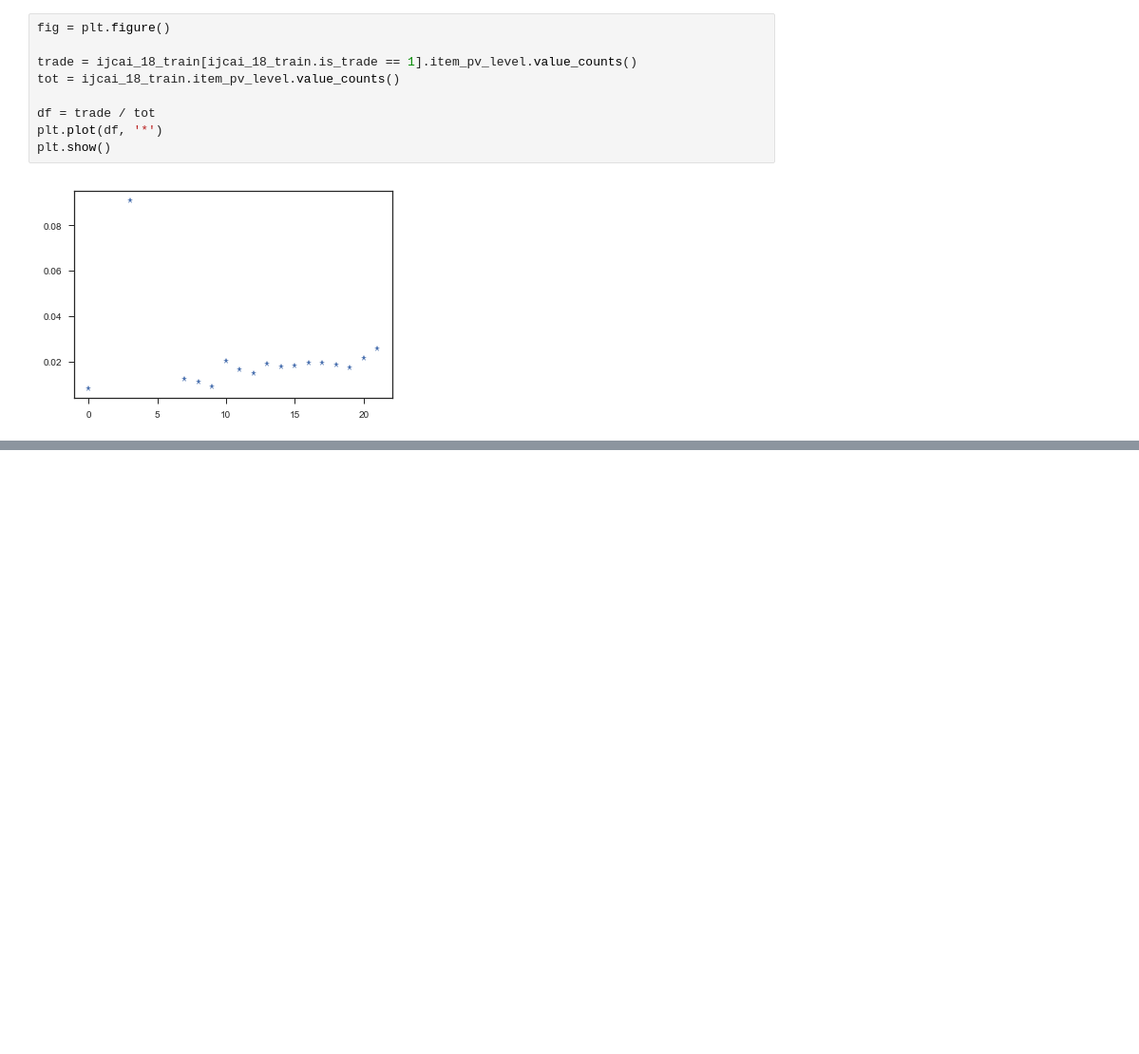
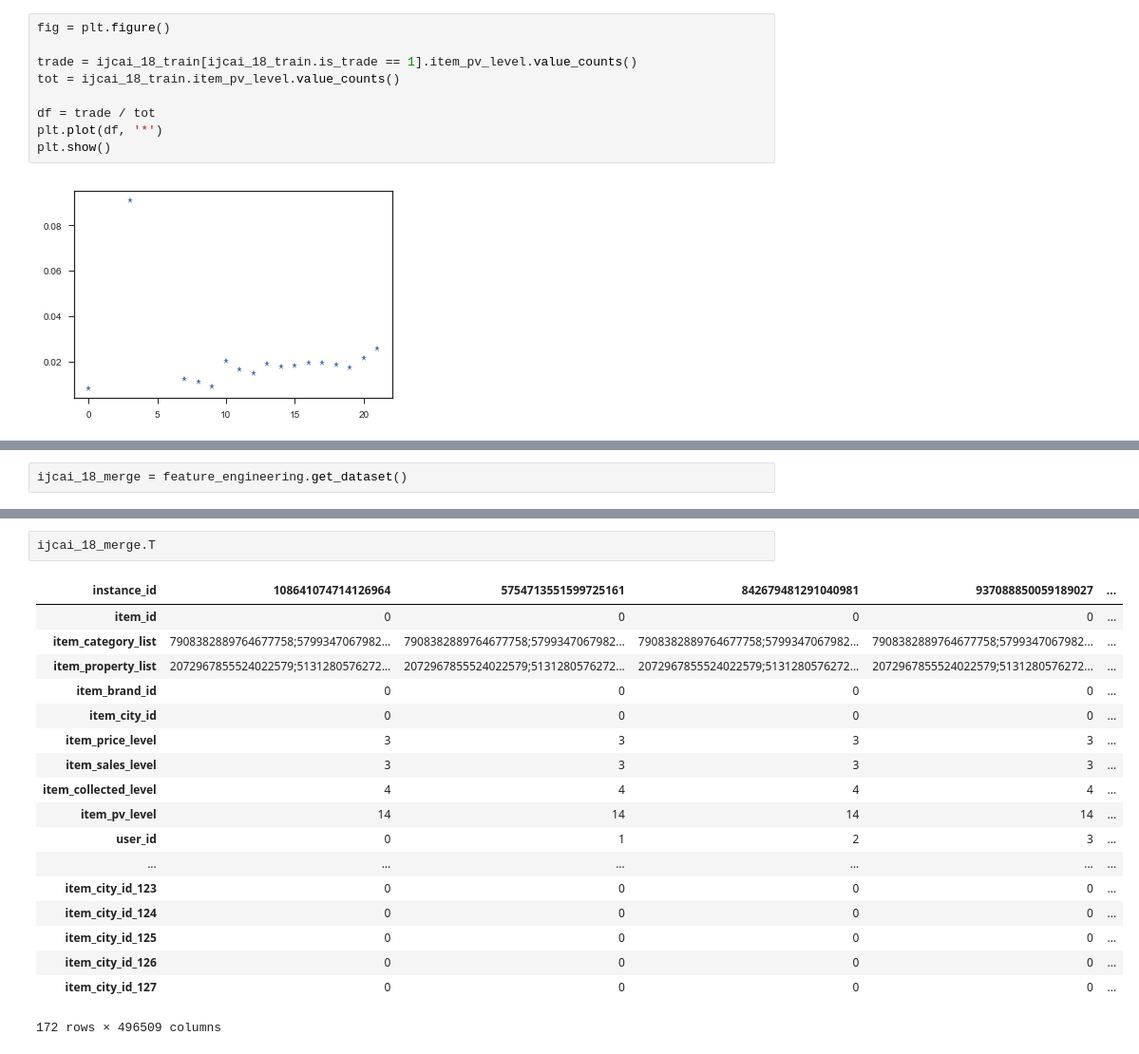
Before and after one commit to MagleHJ/Inter_Ad_Algo, a Jupyter notebook: src/feature_engineering.ipynb, the cells around one changed output, grey strips where cells are left out. Shown at 95% size. Cells and saved outputs as stored; diff of their text form; blank space fills up the shorter version.

```diff
--- a/src/feature_engineering.ipynb
+++ b/src/feature_engineering.ipynb
@@ -421,0 +388,2 @@ ijcai_18_merged.item_pv_level = df
+# %%
+ijcai_18_merge = feature_engineering.get_dataset()
@@ -421,0 +409,21 @@ ijcai_18_merged.item_pv_level = df
+# %%
+ijcai_18_merge.T
+# %% [output]
+| instance_id | 108641074714126964 | 5754713551599725161 | 842679481291040981 | 937088850059189027 | ... |
+| item_id | 0 | 0 | 0 | 0 | ... |
+| item_category_list | 7908382889764677758;5799347067982... | 7908382889764677758;5799347067982... | 7908382889764677758;5799347067982... | 7908382889764677758;5799347067982... | ... |
+| item_property_list | 2072967855524022579;5131280576272... | 2072967855524022579;5131280576272... | 2072967855524022579;5131280576272... | 2072967855524022579;5131280576272... | ... |
+| item_brand_id | 0 | 0 | 0 | 0 | ... |
+| item_city_id | 0 | 0 | 0 | 0 | ... |
+| item_price_level | 3 | 3 | 3 | 3 | ... |
+| item_sales_level | 3 | 3 | 3 | 3 | ... |
+| item_collected_level | 4 | 4 | 4 | 4 | ... |
+| item_pv_level | 14 | 14 | 14 | 14 | ... |
+| user_id | 0 | 1 | 2 | 3 | ... |
+| ... | ... | ... | ... | ... | ... |
+| item_city_id_123 | 0 | 0 | 0 | 0 | ... |
+| item_city_id_124 | 0 | 0 | 0 | 0 | ... |
+| item_city_id_125 | 0 | 0 | 0 | 0 | ... |
+| item_city_id_126 | 0 | 0 | 0 | 0 | ... |
+| item_city_id_127 | 0 | 0 | 0 | 0 | ... |
+172 rows × 496509 columns
```
Also changed, not shown: parts of 22 cells of this notebook, 6 other files.
